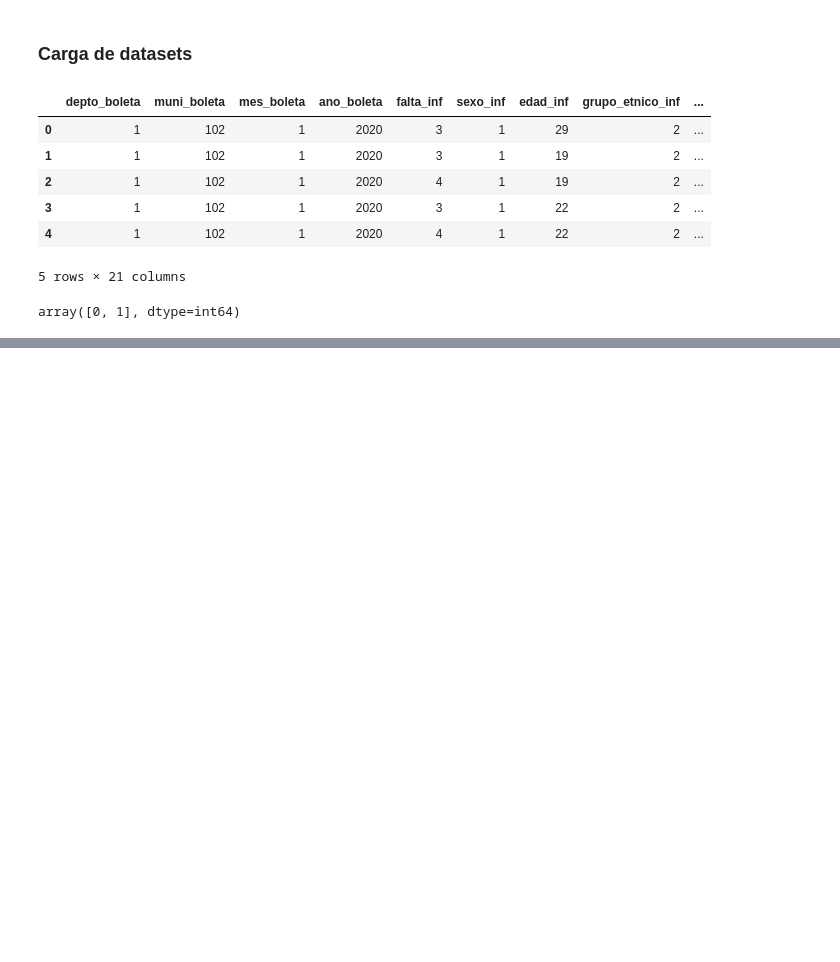
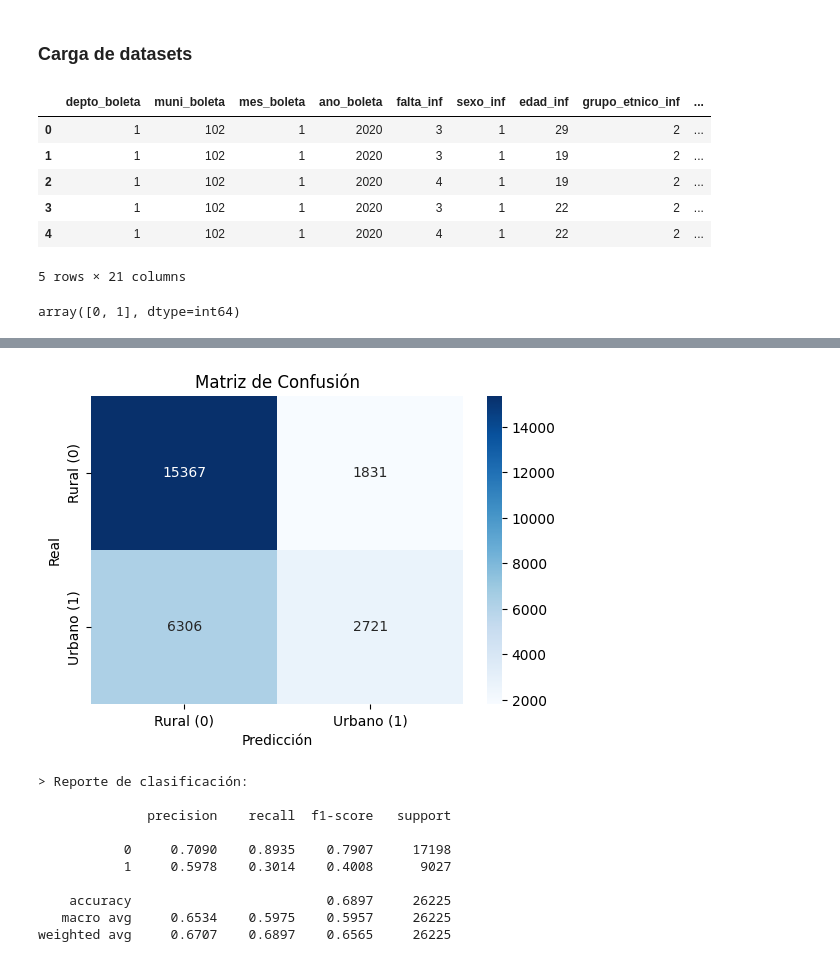
Before and after one commit to rodrigohernandezm/Proyecto_Fase_2, a Jupyter notebook: redes_neuronales.ipynb, the cells around one changed output, grey strips where cells are left out. Saved outputs shown, nothing was run; the diff lists cells and outputs as text; code cells hidden in the pictures; blank space fills up the shorter version.

```diff
--- a/redes_neuronales.ipynb
+++ b/redes_neuronales.ipynb
@@ -85,6 +88,7 @@ model.compile(
     metrics=['accuracy']
 )
 # %%
-model.fit(X_train, y_train, epochs=50, batch_size=64, validation_data=(X_test, y_test))
+early_stop = EarlyStopping(monitor='val_loss', patience=3, restore_best_weights=True)
+model.fit(X_train, y_train, epochs=50, batch_size=64, validation_data=(X_test, y_test), callbacks=[early_stop])
 # %% [output]
 Epoch 1/50
@@ -112,0 +109,23 @@ Loss: -196397584.0, Accuracy: 0.6439416408538818
+# %%
+from sklearn.metrics import confusion_matrix, classification_report
+import seaborn as sns
+import matplotlib.pyplot as plt
+import numpy as np
+
+y_pred_prob = model.predict(X_test)
+y_pred = (y_pred_prob > 0.5).astype(int).flatten()
+
+cm = confusion_matrix(y_test, y_pred)
+
+plt.figure(figsize=(6,4))
+sns.heatmap(cm, annot=True, fmt="d", cmap="Blues",
+            xticklabels=["Rural (0)", "Urbano (1)"],
+            yticklabels=["Rural (0)", "Urbano (1)"])
+plt.xlabel("Predicción")
+plt.ylabel("Real")
+plt.title("Matriz de Confusión")
+plt.show()
+
+print("\n> Reporte de clasificación:\n")
+print(classification_report(y_test, y_pred, digits=4))
+# %% [output]
@@ -113,3 +133,14 @@ Loss: -196397584.0, Accuracy: 0.6439416408538818
+[figure, added]
+> Reporte de clasificación:
+
+              precision    recall  f1-score   support
+
+           0     0.7090    0.8935    0.7907     17198
+           1     0.5978    0.3014    0.4008      9027
+
+    accuracy                         0.6897     26225
+   macro avg     0.6534    0.5975    0.5957     26225
+weighted avg     0.6707    0.6897    0.6565     26225
 # %%
 personas_rd_1_1 = np.array([[1,30,2]])
 res = model.predict(personas_rd_1_1)
```
Also changed, not shown: parts of 5 cells of this notebook, 1 other file.
